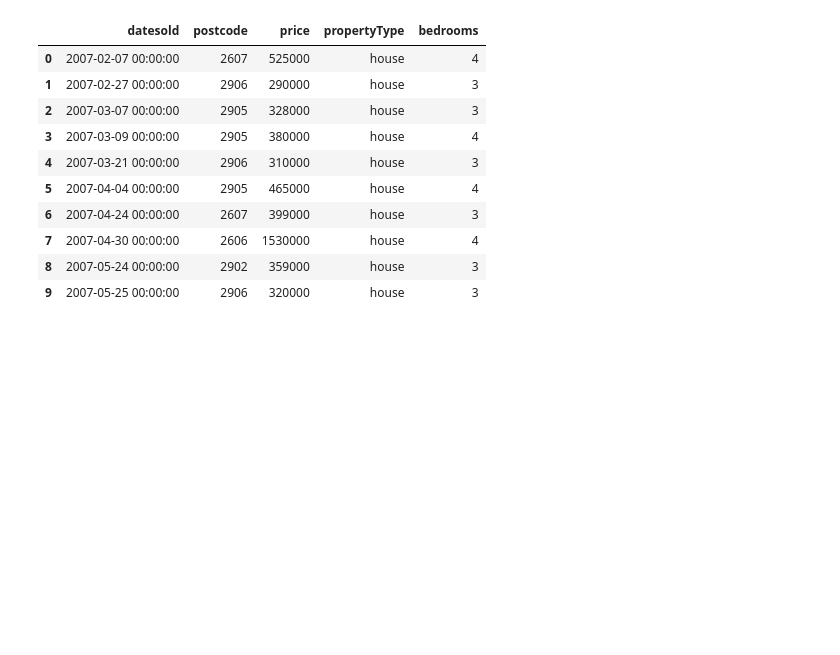
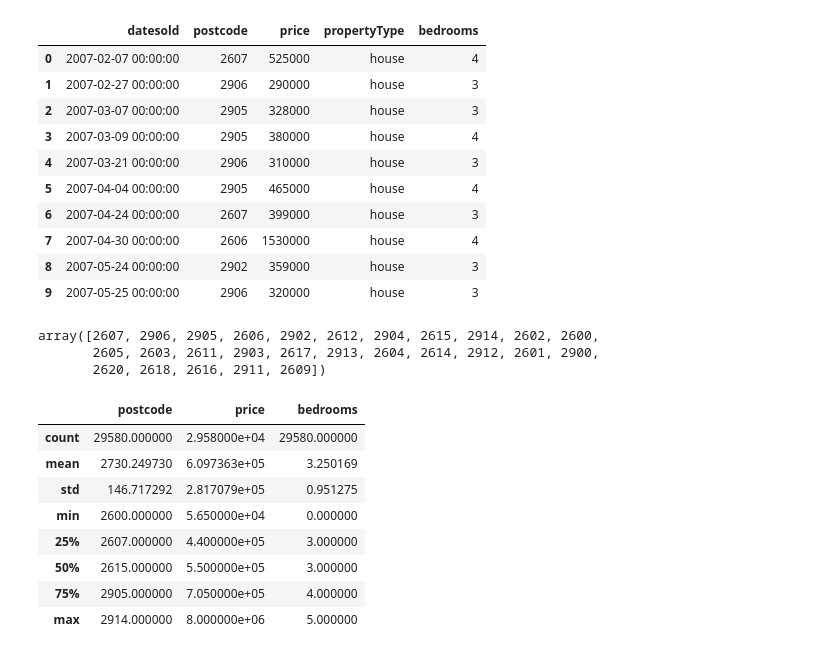
Before and after one commit to omegatro/MSC_CA, a Jupyter notebook: Sandbox/cellpylib.ipynb, the cells around one changed output. Saved outputs shown, nothing was run; the diff lists cells and outputs as text; code cells hidden in the pictures; blank space fills up the shorter version.

```diff
--- a/Sandbox/cellpylib.ipynb
+++ b/Sandbox/cellpylib.ipynb
@@ -323,6 +67,24 @@ raw_sales.head(10)
 | 7 | 2007-04-30 00:00:00 | 2606 | 1530000 | house | 4 |
 | 8 | 2007-05-24 00:00:00 | 2902 | 359000 | house | 3 |
 | 9 | 2007-05-25 00:00:00 | 2906 | 320000 | house | 3 |
+# %%
+raw_sales['postcode'].unique()
+# %% [output]
+array([2607, 2906, 2905, 2606, 2902, 2612, 2904, 2615, 2914, 2602, 2600,
+       2605, 2603, 2611, 2903, 2617, 2913, 2604, 2614, 2912, 2601, 2900,
+       2620, 2618, 2616, 2911, 2609])
+# %%
+raw_sales.describe()
+# %% [output]
+|  | postcode | price | bedrooms |
+| count | 29580.000000 | 2.958000e+04 | 29580.000000 |
+| mean | 2730.249730 | 6.097363e+05 | 3.250169 |
+| std | 146.717292 | 2.817079e+05 | 0.951275 |
+| min | 2600.000000 | 5.650000e+04 | 0.000000 |
+| 25% | 2607.000000 | 4.400000e+05 | 3.000000 |
+| 50% | 2615.000000 | 5.500000e+05 | 3.000000 |
+| 75% | 2905.000000 | 7.050000e+05 | 4.000000 |
+| max | 2914.000000 | 8.000000e+06 | 5.000000 |
 # %%
 # Preprocessing
 data = raw_sales.copy()
```
Also changed, not shown: parts of 39 cells of this notebook.
